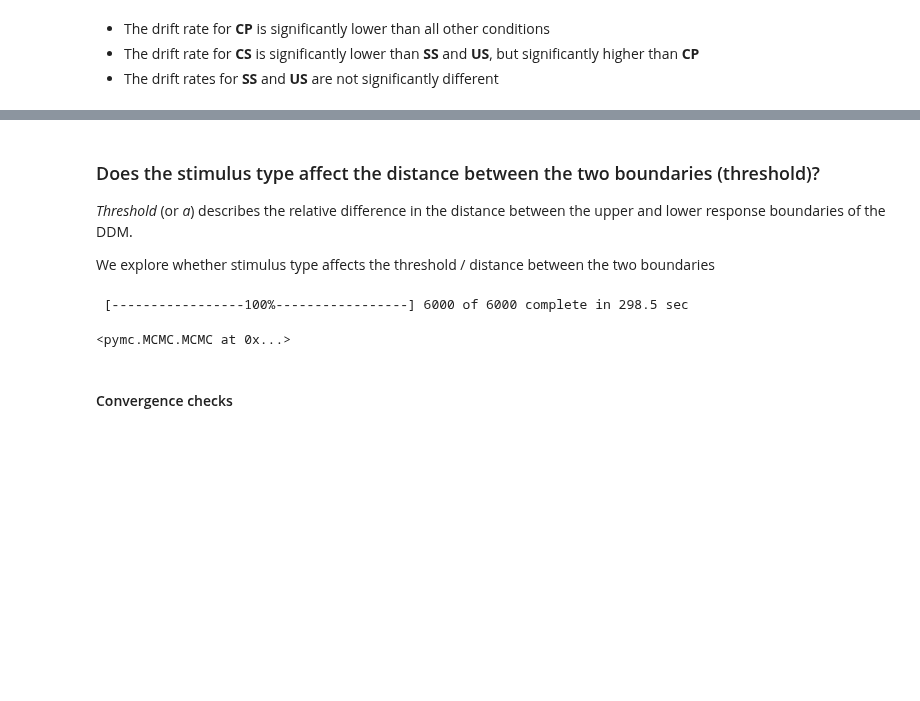
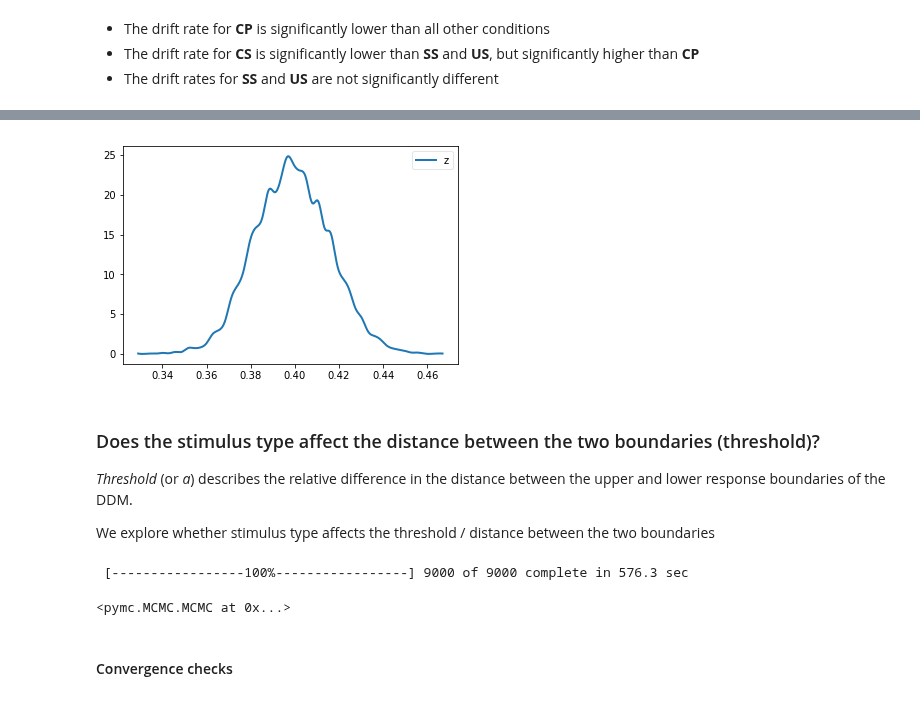
Before and after one commit to CPernet/LanguageDecision, a Jupyter notebook: language_decision/analysis_pilot.ipynb, the cells around one changed output, grey strips where cells are left out. Cells and saved outputs as stored; diff of their text form; code cells hidden in the pictures; blank space fills up the shorter version.

```diff
--- a/language_decision/analysis_pilot.ipynb
+++ b/language_decision/analysis_pilot.ipynb
@@ -165,3 +171,12 @@ hddm.analyze.plot_posterior_nodes(time_nondec)
+# %%
+"""
+Distribution of bias z
+"""
+z = pilot_model.nodes_db.node[['z']]
+
+hddm.analyze.plot_posterior_nodes(z)
+# %% [output]
+[figure, added]
 # %% [markdown]
 ### Does the stimulus type affect the distance  between the two boundaries (threshold)?
 
@@ -171,9 +186,9 @@ We explore whether stimulus type affects the threshold / distance between the tw
 # %%
 pilot_model_threshold = hddm.HDDM(pilot_data, depends_on={'v': 'stim', 'a': 'stim'})
 pilot_model_threshold.find_starting_values()
-pilot_model_threshold.sample(6000, burn=20, dbname='language_decision/models/pilot_threshold', db='txt')
+pilot_model_threshold.sample(9000, burn=20, dbname='language_decision/models/pilot_threshold', db='txt')
 # %% [output]
- [-----------------100%-----------------] 6000 of 6000 complete in 298.5 sec
+ [-----------------100%-----------------] 9000 of 9000 complete in 576.3 sec
 <pymc.MCMC.MCMC at 0x...>
 # %% [markdown]
 #### Convergence checks
```
Also changed, not shown: parts of 10 cells of this notebook.
